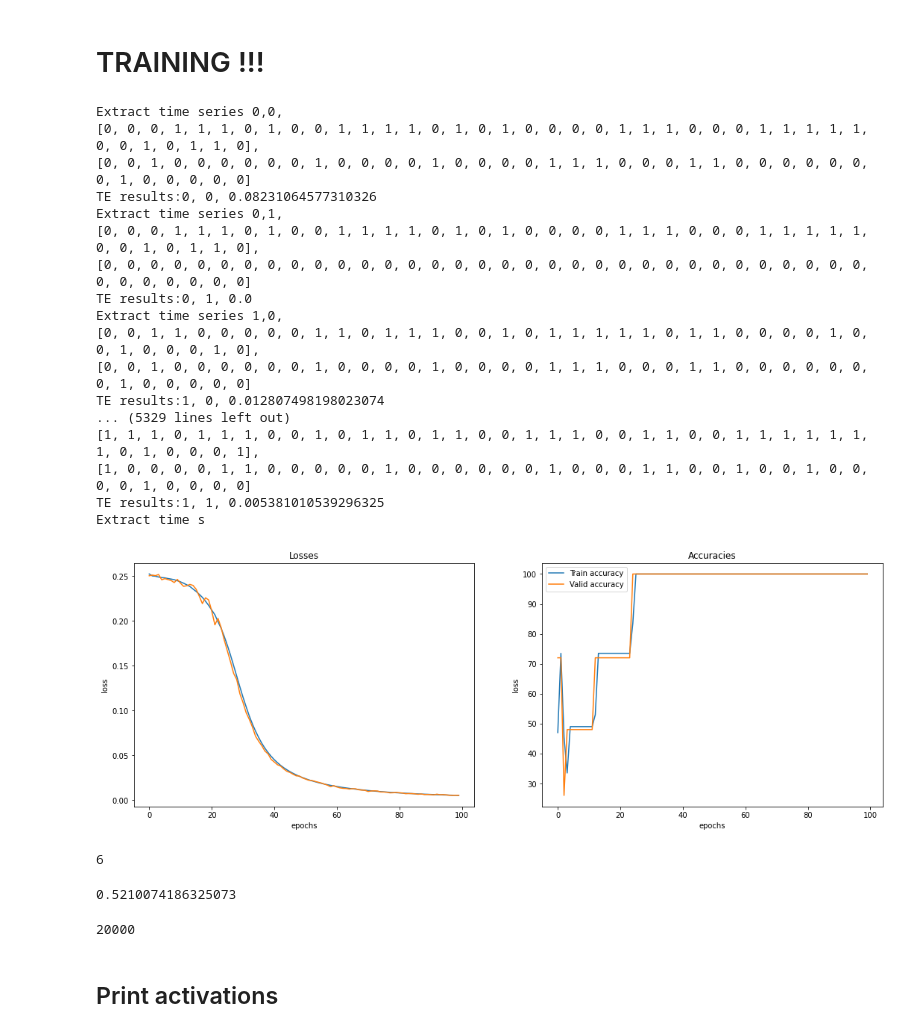
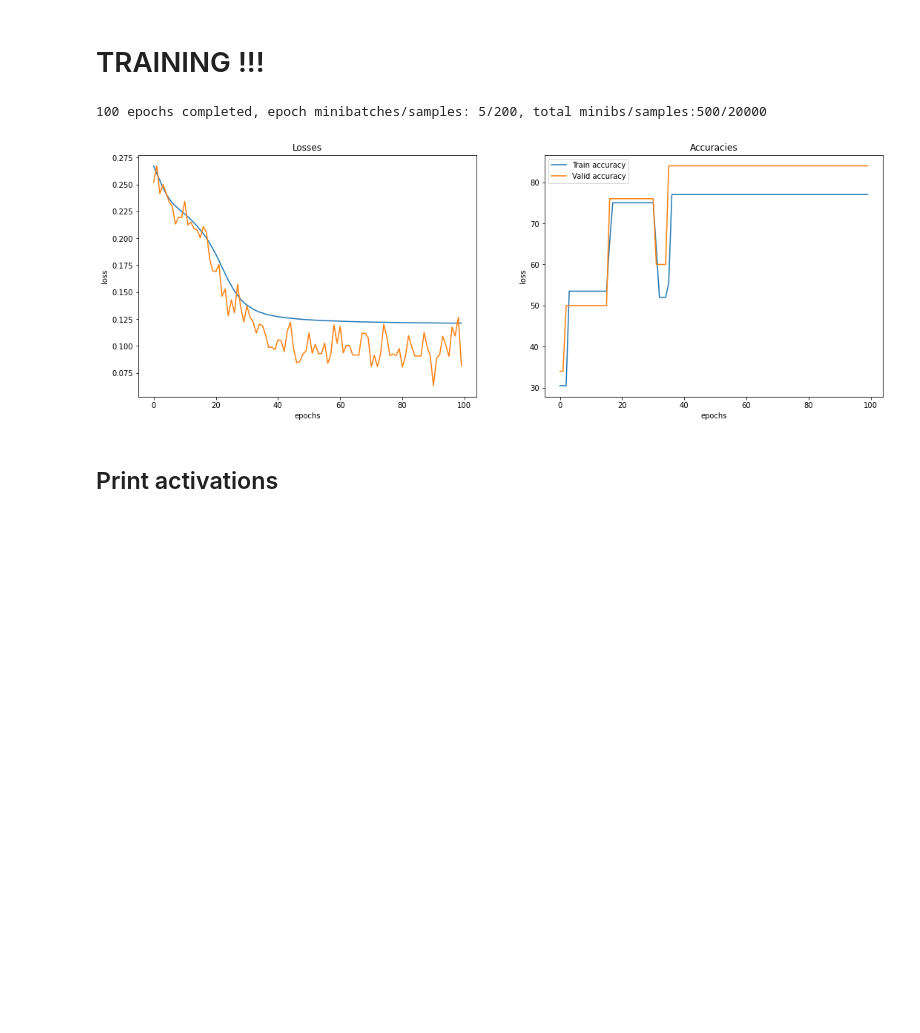
Before and after one commit to IsisChameleon/CSYS5030, a Jupyter notebook: Assignment2/xor-capturing-output-v3-cleanup.ipynb, the cells around one changed output. Drawn from its saved outputs; the diff is of its cells as text; code cells hidden in the pictures; blank space fills up the shorter version.

```diff
--- a/Assignment2/xor-capturing-output-v3-cleanup.ipynb
+++ b/Assignment2/xor-capturing-output-v3-cleanup.ipynb
@@ -128,9 +128,13 @@ class statsLogger():
     def __init__(self):
         self.accuracies=[]   # accuracy for each epoch
         self.losses=[]
+        self.epochs=0
+        self.minibatches=0
+        self.samples=0
 
     def startEpoch(self):
         self.epoch_total_samples=0
+        self.epoch_total_minibatches=0
         self.epoch_correct_samples=0
         self.minibatch_losses=[]  # losses for all minibatches in the epoch
 
@@ -139,14 +143,17 @@ class statsLogger():
         predicted = pref_fn(pred)
         minibatch_num_corrects = (predicted == yb).float().sum()
         minibatch_total = pred.shape[0]
-        minibatch_accuracy = minibatch_num_corrects.item()/pred.shape[0]
         self.epoch_total_samples += minibatch_total
         self.epoch_correct_samples += minibatch_num_corrects.item()
         self.minibatch_losses.append(loss.item())
+        self.minibatches+=1
+        self.epoch_total_minibatches+=1
 
     def endEpoch(self):
         self.losses.append(np.array(self.minibatch_losses).mean())
         self.accuracies.append(100 * self.epoch_correct_samples / self.epoch_total_samples)
+        self.epochs+=1
+        self.samples+=self.epoch_total_samples
 # %% [markdown]
 # function plotTraining
 # %%
@@ -371,55 +407,26 @@ def fit(model, optimizer, loaders, epochs, activation_collector, teCalc):
 # %%
 lr = 0.03
 bs = 40
 datasets, loaders = get_data(bs)
 g=0.7
 epochs=100
 target_history=1
 source_history=1
 past = bs
 
 activation_collector=activationsCollector(g)
 teCalc=teCalculator(target_history, source_history, past)
 Xorln = learner(XORnet(), lr, 'adam')
 model, opt, loss_fn = Xorln.get_model()
 
 
 loggers = fit(model, opt, loaders, epochs, activation_collector, teCalc)
+lg=loggers['train']
+print(f'{lg.epochs} epochs completed, epoch minibatches/samples: {lg.epoch_total_minibatches}/{lg.epoch_total_samples}, total minibs/samples:{lg.minibatches}/{lg.samples}')
 plotTraining(loggers, Xorln)
 # %% [output]
-Extract time series 0,0,
-[0, 0, 0, 1, 1, 1, 0, 1, 0, 0, 1, 1, 1, 1, 0, 1, 0, 1, 0, 0, 0, 0, 1, 1, 1, 0, 0, 0, 1, 1, 1, 1, 1, 0, 0, 1, 0, 1, 1, 0],
-[0, 0, 1, 0, 0, 0, 0, 0, 0, 1, 0, 0, 0, 0, 1, 0, 0, 0, 0, 1, 1, 1, 0, 0, 0, 1, 1, 0, 0, 0, 0, 0, 0, 0, 1, 0, 0, 0, 0, 0]
-TE results:0, 0, 0.08231064577310326
-Extract time series 0,1,
-[0, 0, 0, 1, 1, 1, 0, 1, 0, 0, 1, 1, 1, 1, 0, 1, 0, 1, 0, 0, 0, 0, 1, 1, 1, 0, 0, 0, 1, 1, 1, 1, 1, 0, 0, 1, 0, 1, 1, 0],
-[0, 0, 0, 0, 0, 0, 0, 0, 0, 0, 0, 0, 0, 0, 0, 0, 0, 0, 0, 0, 0, 0, 0, 0, 0, 0, 0, 0, 0, 0, 0, 0, 0, 0, 0, 0, 0, 0, 0, 0]
-TE results:0, 1, 0.0
-Extract time series 1,0,
-[0, 0, 1, 1, 0, 0, 0, 0, 0, 1, 1, 0, 1, 1, 1, 0, 0, 1, 0, 1, 1, 1, 1, 1, 0, 1, 1, 0, 0, 0, 0, 1, 0, 0, 1, 0, 0, 0, 1, 0],
-[0, 0, 1, 0, 0, 0, 0, 0, 0, 1, 0, 0, 0, 0, 1, 0, 0, 0, 0, 1, 1, 1, 0, 0, 0, 1, 1, 0, 0, 0, 0, 0, 0, 0, 1, 0, 0, 0, 0, 0]
-TE results:1, 0, 0.012807498198023074
-... (5329 lines left out)
-[1, 1, 1, 0, 1, 1, 1, 0, 0, 1, 0, 1, 1, 0, 1, 1, 0, 0, 1, 1, 1, 0, 0, 1, 1, 0, 0, 1, 1, 1, 1, 1, 1, 1, 0, 1, 0, 0, 0, 1],
-[1, 0, 0, 0, 0, 1, 1, 0, 0, 0, 0, 0, 1, 0, 0, 0, 0, 0, 0, 1, 0, 0, 0, 1, 1, 0, 0, 1, 0, 0, 1, 0, 0, 0, 0, 1, 0, 0, 0, 0]
-TE results:1, 1, 0.005381010539296325
-Extract time s
+100 epochs completed, epoch minibatches/samples: 5/200, total minibs/samples:500/20000
-[figure, old version]
+[figure, new version]
-# %%
-num_neurons=len(activation_collector.neurons.keys())
-num_neurons + (num_neurons % 2)
-# %% [output]
-6
-# %%
-print(activation_collector.neurons['1-0'][0])
-# %% [output]
-0.5210074186325073
-# %%
-t0_idx = [i for i in range(len(activation_collector.targets)) if activation_collector.targets[i] == 0]
-t1_idx = [i for i in range(len(activation_collector.targets)) if activation_collector.targets[i] == 1]
-len(activation_collector.targets)
-# %% [output]
-20000
 # %% [markdown]
 ## Print activations
 # %%
```
Also changed, not shown: parts of 6 cells of this notebook, 1 other file.
